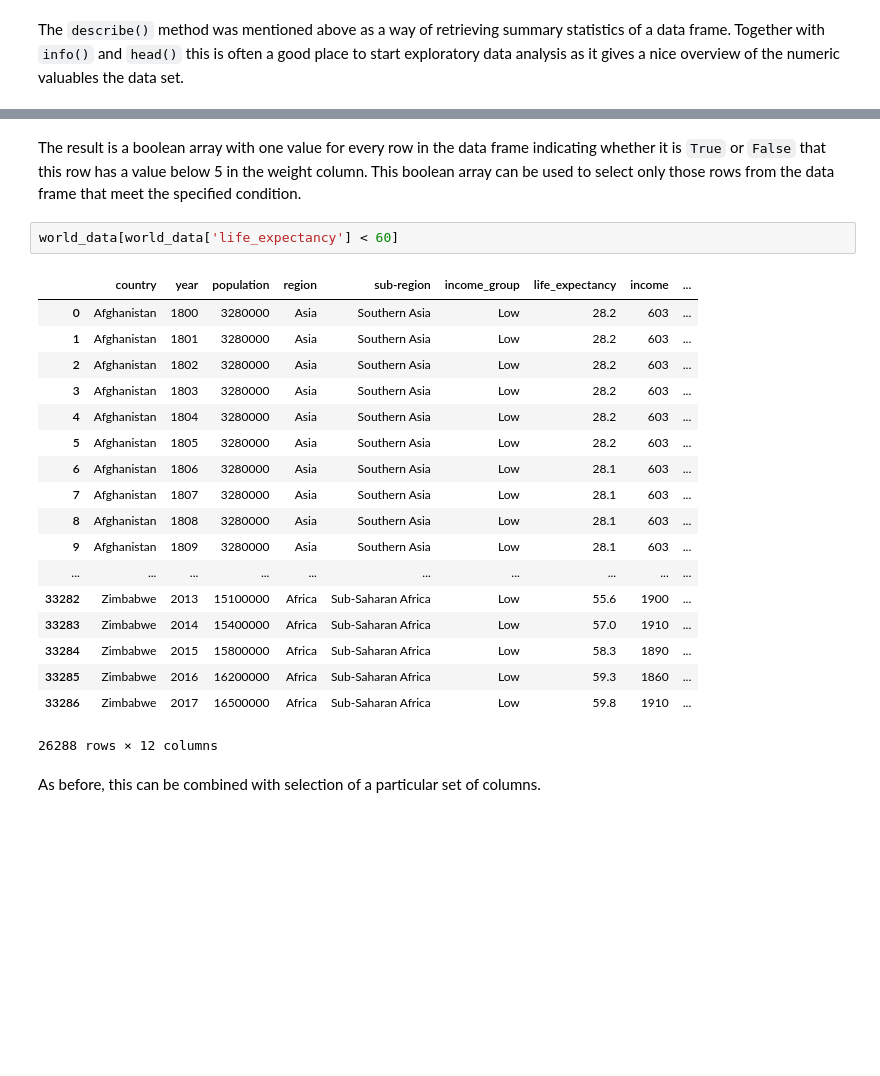
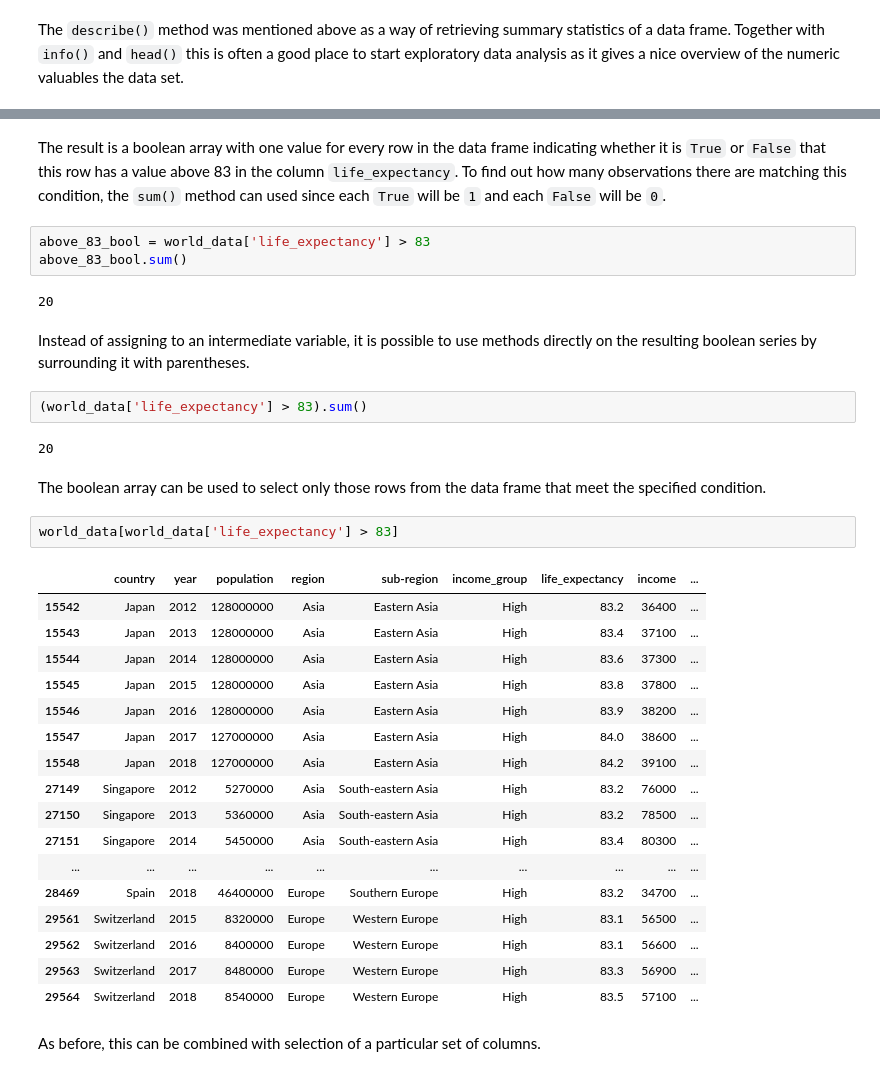
Before and after one commit to UofTCoders/2018-09-10-utoronto, a Jupyter notebook: code/2-dataframes-gapminder.ipynb, the cells around one changed output, grey strips where cells are left out. Drawn from its saved outputs; the diff is of its cells as text; blank space fills up the shorter version.

```diff
--- a/code/2-dataframes-gapminder.ipynb
+++ b/code/2-dataframes-gapminder.ipynb
@@ -441,28 +457,40 @@ world_data['life_expectancy'] < 60
 33287    False
 Name: life_expectancy, Length: 33288, dtype: bool
 # %% [markdown]
-The result is a boolean array with one value for every row in the data frame indicating whether it is `True` or `False` that this row has a value below 5 in the weight column. This boolean array can be used to select only those rows from the data frame that meet the specified condition.
+The result is a boolean array with one value for every row in the data frame indicating whether it is `True` or `False` that this row has a value above 83 in the column `life_expectancy`. To find out how many observations there are matching this condition, the `sum()` method can used since each `True` will be `1` and each `False` will be `0`.
+# %%
+above_83_bool = world_data['life_expectancy'] > 83
+above_83_bool.sum()
+# %% [output]
+20
+# %% [markdown]
+Instead of assigning to an intermediate variable, it is possible to use methods directly on the resulting boolean series by surrounding it with parentheses.
+# %%
+(world_data['life_expectancy'] > 83).sum()
+# %% [output]
+20
+# %% [markdown]
+The boolean array can be used to select only those rows from the data frame that meet the specified condition.
 # %%
-world_data[world_data['life_expectancy'] < 60]
+world_data[world_data['life_expectancy'] > 83]
 # %% [output]
 |  | country | year | population | region | sub-region | income_group | life_expectancy | income | ... |
-| 0 | Afghanistan | 1800 | 3280000 | Asia | Southern Asia | Low | 28.2 | 603 | ... |
-| 1 | Afghanistan | 1801 | 3280000 | Asia | Southern Asia | Low | 28.2 | 603 | ... |
-| 2 | Afghanistan | 1802 | 3280000 | Asia | Southern Asia | Low | 28.2 | 603 | ... |
-| 3 | Afghanistan | 1803 | 3280000 | Asia | Southern Asia | Low | 28.2 | 603 | ... |
-| 4 | Afghanistan | 1804 | 3280000 | Asia | Southern Asia | Low | 28.2 | 603 | ... |
-| 5 | Afghanistan | 1805 | 3280000 | Asia | Southern Asia | Low | 28.2 | 603 | ... |
-| 6 | Afghanistan | 1806 | 3280000 | Asia | Southern Asia | Low | 28.1 | 603 | ... |
-| 7 | Afghanistan | 1807 | 3280000 | Asia | Southern Asia | Low | 28.1 | 603 | ... |
-| 8 | Afghanistan | 1808 | 3280000 | Asia | Southern Asia | Low | 28.1 | 603 | ... |
-| 9 | Afghanistan | 1809 | 3280000 | Asia | Southern Asia | Low | 28.1 | 603 | ... |
+| 15542 | Japan | 2012 | 128000000 | Asia | Eastern Asia | High | 83.2 | 36400 | ... |
+| 15543 | Japan | 2013 | 128000000 | Asia | Eastern Asia | High | 83.4 | 37100 | ... |
+| 15544 | Japan | 2014 | 128000000 | Asia | Eastern Asia | High | 83.6 | 37300 | ... |
+| 15545 | Japan | 2015 | 128000000 | Asia | Eastern Asia | High | 83.8 | 37800 | ... |
+| 15546 | Japan | 2016 | 128000000 | Asia | Eastern Asia | High | 83.9 | 38200 | ... |
+| 15547 | Japan | 2017 | 127000000 | Asia | Eastern Asia | High | 84.0 | 38600 | ... |
+| 15548 | Japan | 2018 | 127000000 | Asia | Eastern Asia | High | 84.2 | 39100 | ... |
+| 27149 | Singapore | 2012 | 5270000 | Asia | South-eastern Asia | High | 83.2 | 76000 | ... |
+| 27150 | Singapore | 2013 | 5360000 | Asia | South-eastern Asia | High | 83.2 | 78500 | ... |
+| 27151 | Singapore | 2014 | 5450000 | Asia | South-eastern Asia | High | 83.4 | 80300 | ... |
 | ... | ... | ... | ... | ... | ... | ... | ... | ... | ... |
-| 33282 | Zimbabwe | 2013 | 15100000 | Africa | Sub-Saharan Africa | Low | 55.6 | 1900 | ... |
-| 33283 | Zimbabwe | 2014 | 15400000 | Africa | Sub-Saharan Africa | Low | 57.0 | 1910 | ... |
-| 33284 | Zimbabwe | 2015 | 15800000 | Africa | Sub-Saharan Africa | Low | 58.3 | 1890 | ... |
-| 33285 | Zimbabwe | 2016 | 16200000 | Africa | Sub-Saharan Africa | Low | 59.3 | 1860 | ... |
-| 33286 | Zimbabwe | 2017 | 16500000 | Africa | Sub-Saharan Africa | Low | 59.8 | 1910 | ... |
+| 28469 | Spain | 2018 | 46400000 | Europe | Southern Europe | High | 83.2 | 34700 | ... |
+| 29561 | Switzerland | 2015 | 8320000 | Europe | Western Europe | High | 83.1 | 56500 | ... |
+| 29562 | Switzerland | 2016 | 8400000 | Europe | Western Europe | High | 83.1 | 56600 | ... |
+| 29563 | Switzerland | 2017 | 8480000 | Europe | Western Europe | High | 83.3 | 56900 | ... |
+| 29564 | Switzerland | 2018 | 8540000 | Europe | Western Europe | High | 83.5 | 57100 | ... |
-26288 rows × 12 columns
 # %% [markdown]
 As before, this can be combined with selection of a particular set of columns.
 # %%
```
Also changed, not shown: parts of 79 cells of this notebook.
